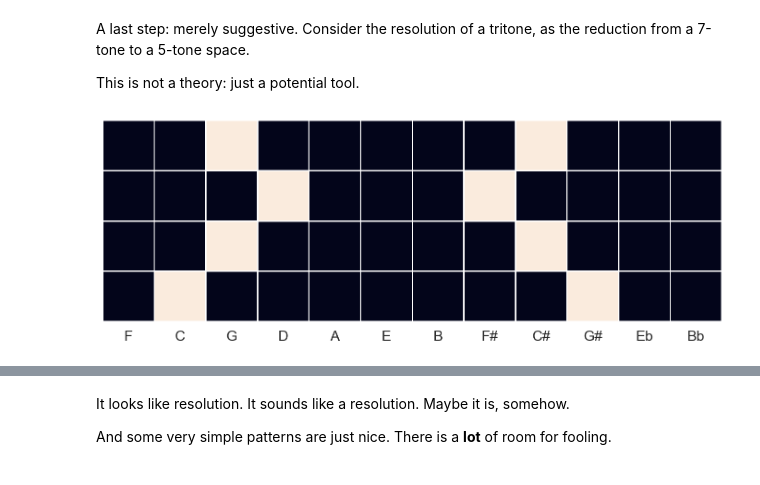
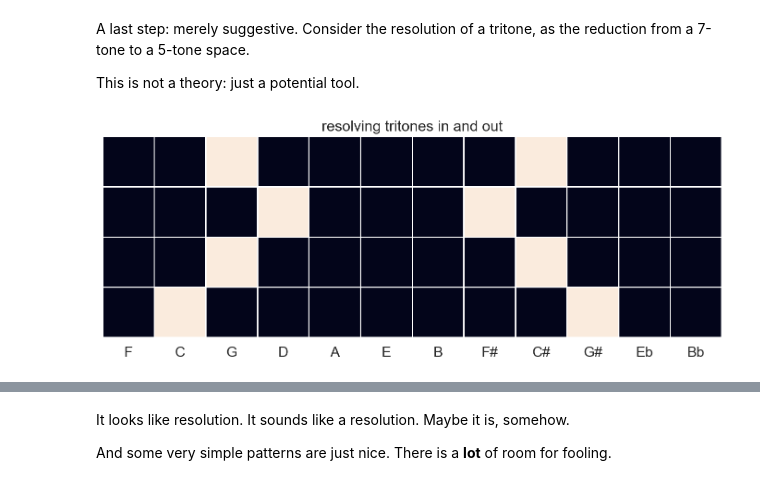
Before and after one commit to timsum/harmonypartition, a Jupyter notebook: jup/Chapter_2b_Fifths_as_Audible_Order.ipynb, the cells around one changed output, grey strips where cells are left out. Saved outputs shown, nothing was run; the diff lists cells and outputs as text; code cells hidden in the pictures.

```diff
--- a/jup/Chapter_2b_Fifths_as_Audible_Order.ipynb
+++ b/jup/Chapter_2b_Fifths_as_Audible_Order.ipynb
@@ -66,16 +66,16 @@ This is not a theory: just a potential tool.
 # %%
 tritone = 0b1000001000
 third = 0b0100010000
 sixth = 0b010000000100
 
 sequence = [tritone, third, tritone, sixth]
 
-jpt_pt.multiple_notegroup_heatmap(sequence)
+jpt_pt.multiple_notegroup_heatmap(sequence, title="resolving tritones in and out")
 
 resolution = jpt_pt.link_wavepile_sequences(sequence)
 ipd.Audio(resolution, rate=4000)
 # %% [output]
-[figure, old version]
+[figure, new version]
 [interactive output not drawn]
 # %% [markdown]
 It looks like resolution. It sounds like a resolution. Maybe it is, somehow.
```
Also changed, not shown: parts of 4 cells of this notebook, 1 other file.
